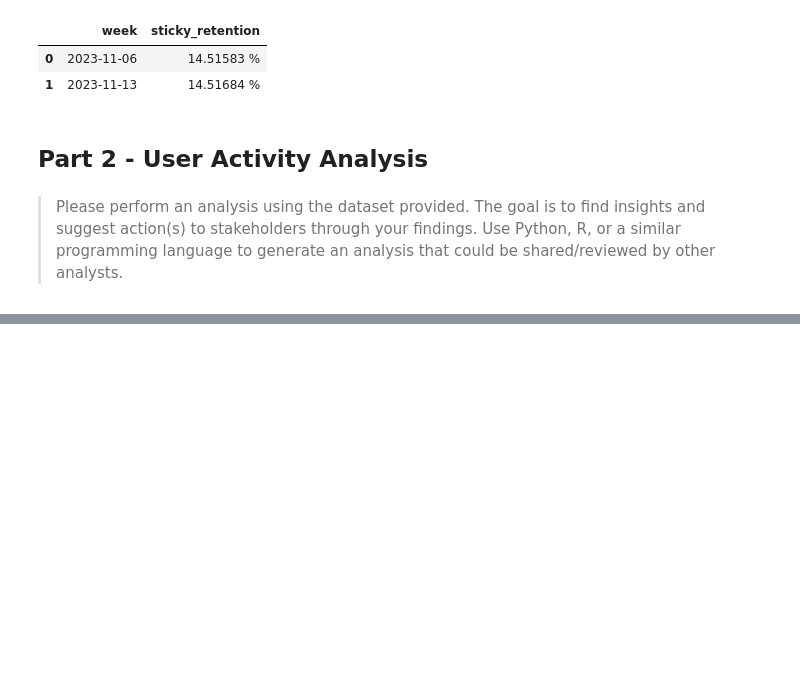
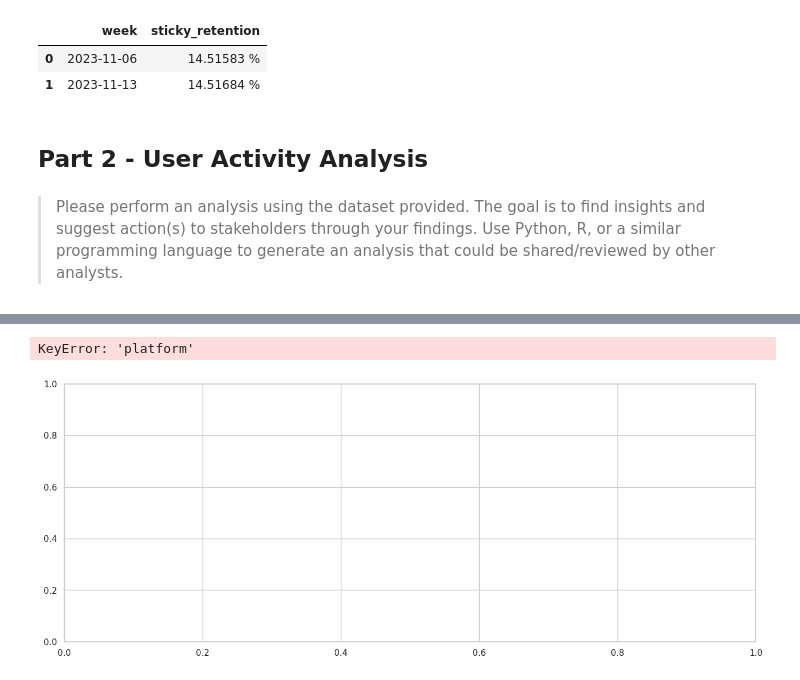
Before and after one commit to camiladwa/case_study, a Jupyter notebook: growth_case_study/growth_case_study.ipynb, the cells around one changed output, grey strips where cells are left out. Cells and saved outputs as stored; diff of their text form; code cells hidden in the pictures; blank space fills up the shorter version.

```diff
--- a/growth_case_study/growth_case_study.ipynb
+++ b/growth_case_study/growth_case_study.ipynb
@@ -228,0 +435,25 @@ Related to time spent in-app per session, both platforms have similar time, with
+# %%
+# Resampling the session lengths data by day and calculating mean session length for each platform
+session_lengths['min'] = pd.to_datetime(session_lengths['min'])
+session_lengths.set_index('min', inplace=True)
+
+# Resampling and mean calculation
+session_length_by_day = session_lengths.resample('D').mean()
+
+# Resetting index
+session_length_by_day.reset_index(inplace=True)
+
+# Plotting
+fig, ax = plt.subplots(figsize=(16, 6))
+for platform in ['android', 'apple']:
+    ax.plot(session_length_by_day.index, session_length_by_day[session_length_by_day['platform']==platform]['length_minutes'],
+             marker='o', linestyle='-', label=platform)
+
+ax.set(xlabel="Date", ylabel="Average Session Length (minutes) ",
+       title="Daily Avg Session Length by Platform")
+ax.legend()
+
+plt.show()
+# %% [output]
+KeyError: 'platform'
+[figure, added]
```
Also changed, not shown: parts of 27 cells of this notebook.
